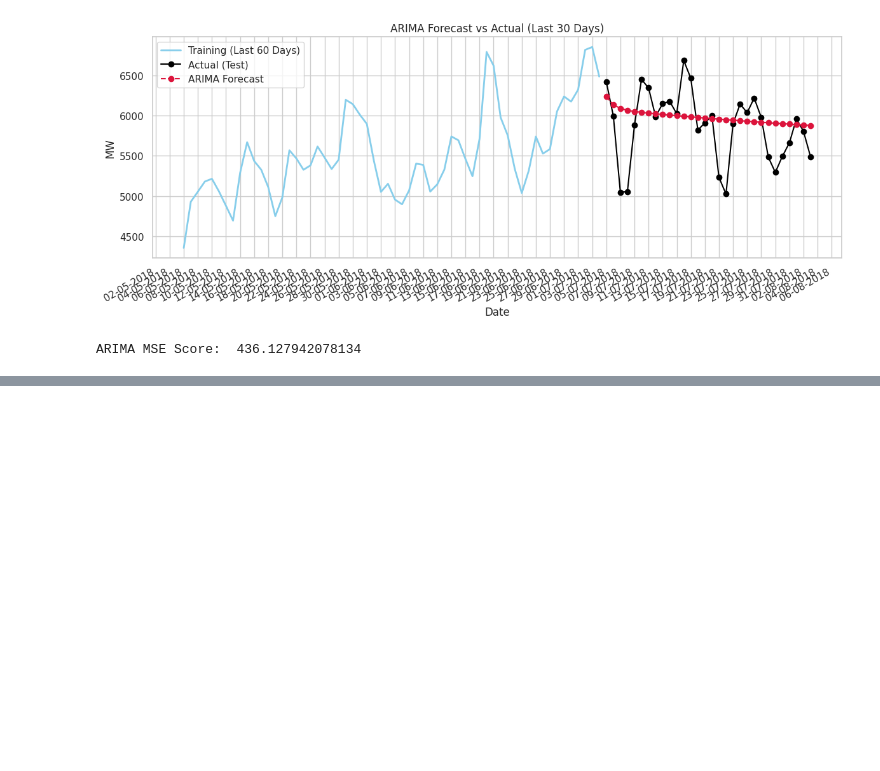
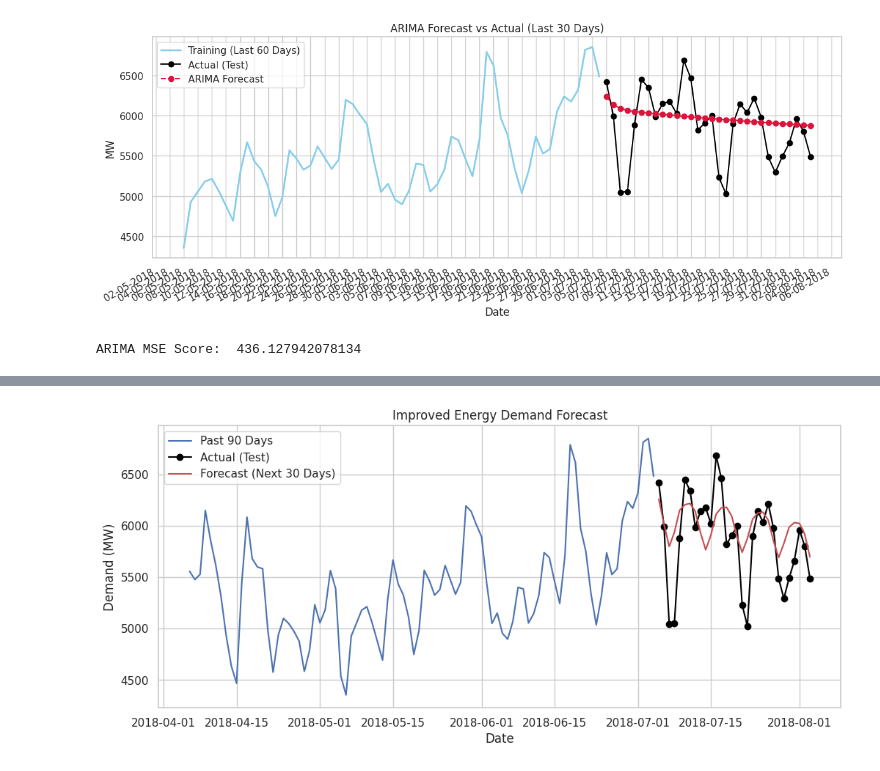
Before and after one commit to rizz045/Energy_Demand_Forecasting_Using_Time_Series_Analysis, a Jupyter notebook: Energy_Demand_Forecasting.ipynb, the cells around one changed output, grey strips where cells are left out. Saved outputs shown, nothing was run; the diff lists cells and outputs as text; code cells hidden in the pictures; blank space fills up the shorter version.

```diff
--- a/Energy_Demand_Forecasting.ipynb
+++ b/Energy_Demand_Forecasting.ipynb
@@ -500,0 +653,76 @@ from statsmodels.tsa.arima.model import ARIMA
+# %%
+import numpy as np
+import pandas as pd
+import matplotlib.pyplot as plt
+from sklearn.preprocessing import MinMaxScaler
+from tensorflow.keras.models import Sequential
+from tensorflow.keras.layers import LSTM, Dense
+from tensorflow.keras.callbacks import EarlyStopping
+
+
+# Normalize
+scaler = MinMaxScaler()
+scaled = scaler.fit_transform(series.values.reshape(-1, 1))
+
+# Create sequences
+def create_sequences(data, seq_len):
+    X, y = [], []
+    for i in range(len(data) - seq_len):
+        X.append(data[i:i+seq_len])
+        y.append(data[i+seq_len])
+    return np.array(X), np.array(y)
+
+seq_length = 60
+X, y = create_sequences(scaled, seq_length)
+X = X.reshape((X.shape[0], X.shape[1], 1))
+
+# Split train/test
+split = int(len(X) * 0.9)
+X_train, X_test = X[:split], X[split:]
+y_train, y_test = y[:split], y[split:]
+
+# Model
+model = Sequential()
+model.add(LSTM(64, return_sequences=True, input_shape=(seq_length, 1)))
+model.add(LSTM(32))
+model.add(Dense(1))
+
+model.compile(optimizer='adam', loss='mae')
+early_stop = EarlyStopping(monitor='val_loss', patience=5, restore_best_weights=True)
+
+# Train
+model.fit(X_train, y_train, epochs=50, batch_size=32,
+          validation_data=(X_test, y_test),
+          callbacks=[early_stop], verbose=1)
+
+# Forecasting next 30 days
+forecast_input = scaled[-seq_length:].reshape(1, seq_length, 1)
+forecast = []
+
+for _ in range(30):
+    pred = model.predict(forecast_input, verbose=0)[0]
+    forecast.append(pred)
+    forecast_input = np.append(forecast_input[:, 1:, :], [[pred]], axis=1)
+
+forecast = scaler.inverse_transform(np.array(forecast).reshape(-1, 1))
+
+# Plot
+past_90_days = series[-90:]
+future_dates = pd.date_range(series.index[-1] + pd.Timedelta(days=1), periods=30)
+forecast_series = pd.Series(forecast.flatten(), index=future_dates)
+
+# (Optional) compare with actual if you have future ground truth
+# actual_test_series = ...
+
+plt.figure(figsize=(12, 5))
+plt.plot(past_90_days, label='Past 90 Days')
+# plt.plot(actual_test_series, 'ko-', label='Actual (Test)')  # Uncomment if available
+plt.plot(test, label="Actual (Test)", color="black", marker='o')
+plt.plot(forecast_series, 'r-', label='Forecast (Next 30 Days)')
+plt.title("Improved Energy Demand Forecast")
+plt.xlabel("Date")
+plt.ylabel("Demand (MW)")
+plt.legend()
+plt.grid(True)
+plt.show()
+# %% [output]
@@ -500,0 +746 @@ from statsmodels.tsa.arima.model import ARIMA
+[figure, added]
```
Also changed, not shown: parts of 24 cells of this notebook.
